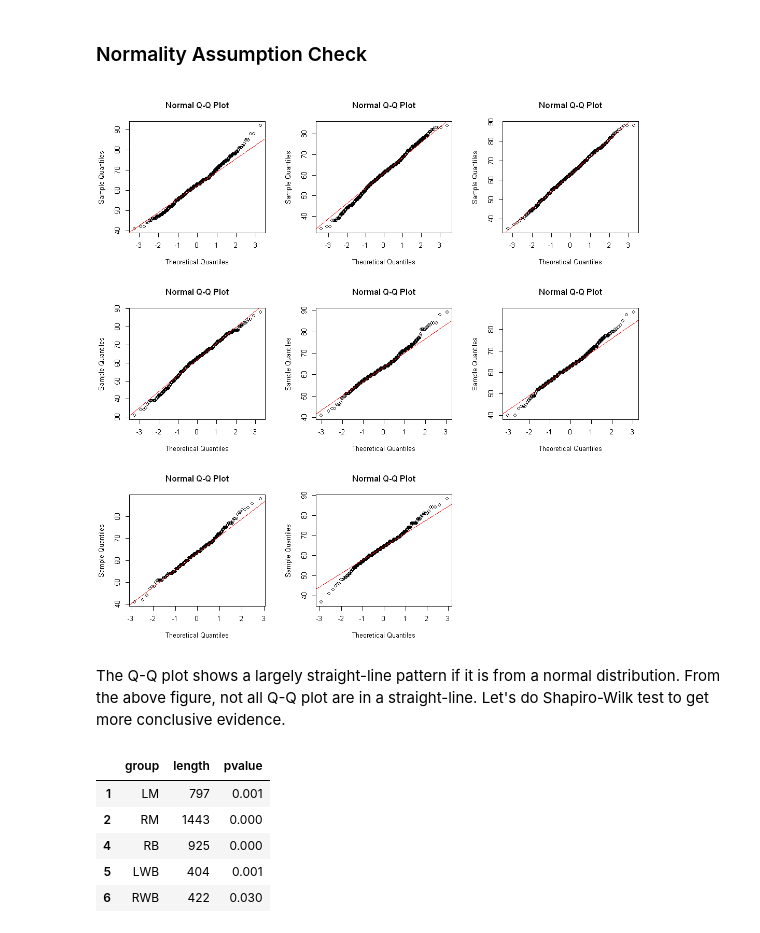
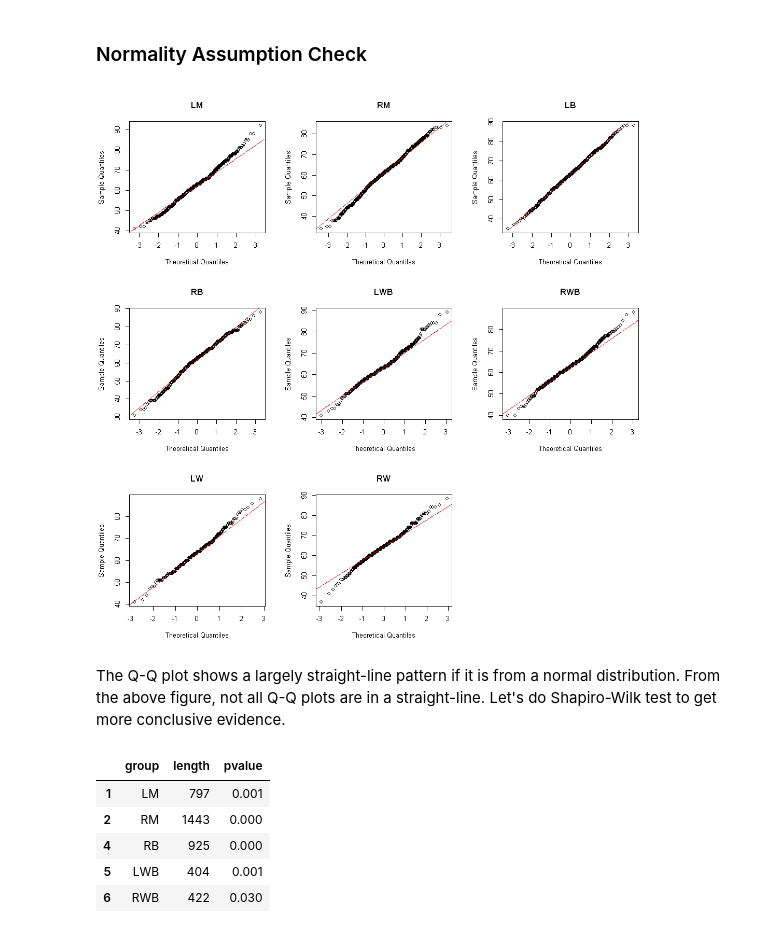
Before and after one commit to YoNG-Zaii/MH3511-FIFA-Analysis, a Jupyter notebook: GY ANOVA Crossing.ipynb, the cells around one changed output. Cells and saved outputs as stored; diff of their text form; code cells hidden in the pictures.

```diff
--- a/GY ANOVA Crossing.ipynb
+++ b/GY ANOVA Crossing.ipynb
@@ -78,14 +78,14 @@ head(df2)
 # %%
 options(repr.plot.width=9, repr.plot.height=9)
 par(mfrow=c(3,3))
 for (pos in group){
-    qqnorm(df2[df2['Best.Position'] == pos, 'Crossing'])
+    qqnorm(df2[df2['Best.Position'] == pos, 'Crossing'], main=pos)
     qqline(df2[df2['Best.Position'] == pos, 'Crossing'], col='red')
 }
 # %% [output]
-[figure, old version]
+[figure, new version]
 # %% [markdown]
-The Q-Q plot shows a largely straight-line pattern if it is from a normal distribution. From the above figure, not all Q-Q plot are in a straight-line. Let's do Shapiro-Wilk test to get more conclusive evidence.
+The Q-Q plot shows a largely straight-line pattern if it is from a normal distribution. From the above figure, not all Q-Q plots are in a straight-line. Let's do Shapiro-Wilk test to get more conclusive evidence.
 # %%
 pvalue = vector()
 length = vector()
```
Also changed, not shown: parts of 1 cell of this notebook, 1 other file.
